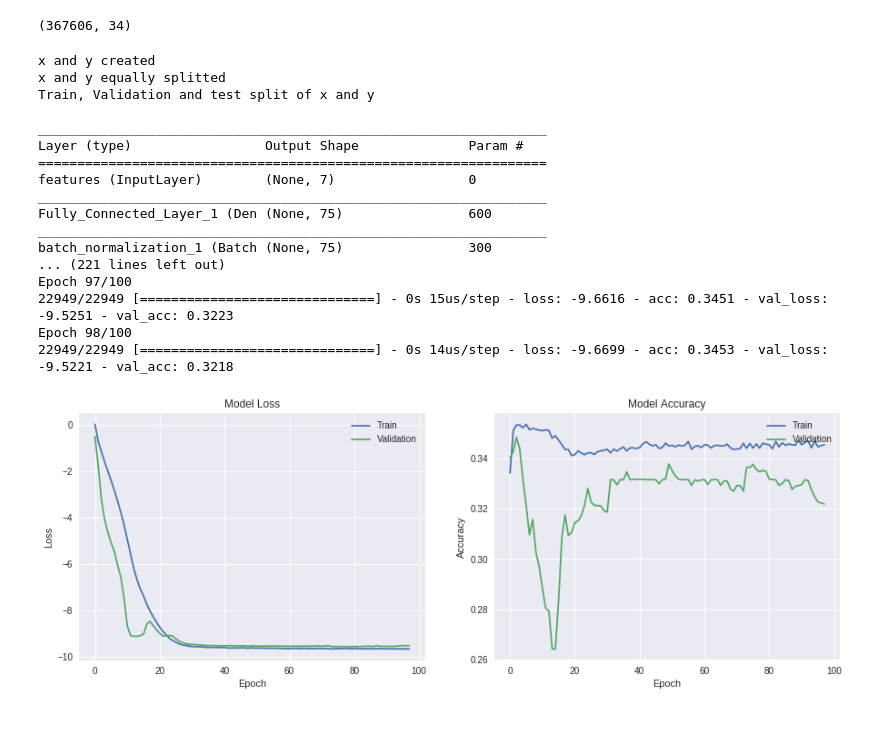
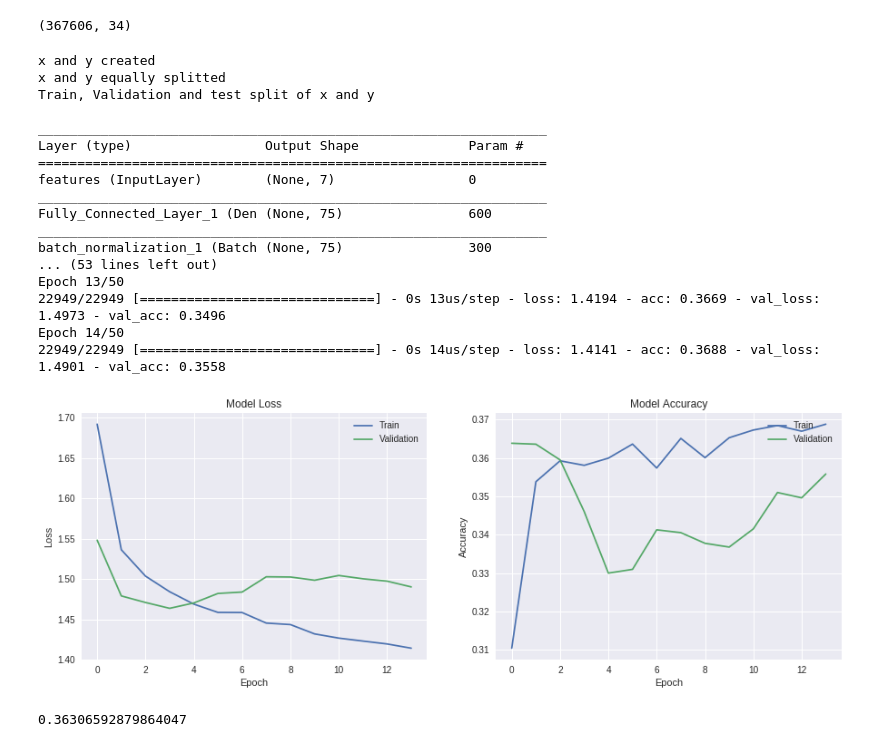
Before and after one commit to shubh1612/PredictingAmazonSales, a Jupyter notebook: Codes/Predict.ipynb, the cells around one changed output. Cells and saved outputs as stored; diff of their text form; code cells hidden in the pictures.

```diff
--- a/Codes/Predict.ipynb
+++ b/Codes/Predict.ipynb
@@ -193,7 +186,7 @@ def define_model():
 	x = LeakyReLU(alpha=0.01)(x)
 	x = Dropout(DROPOUT,  name = 'Dropout_Regularization_3')(x)
 
-	output = Dense(1, activation = 'sigmoid', name = 'Fully_Connected_Layer_4')(x)
+	output = Dense(5, activation = 'softmax', name = 'Fully_Connected_Layer_4')(x)
 
 	model = Model(inputs = [input], outputs = [output], name = 'my_model')
 
@@ -202,7 +195,7 @@ def define_model():
 def run_model(X_train, X_val, Y_train, Y_val, model):
 
 	print(model.summary())
-	model.compile(loss='binary_crossentropy', optimizer = optimizers.Adam(), metrics=['accuracy'])
+	model.compile(loss='categorical_crossentropy', optimizer = optimizers.Adam(), metrics=['accuracy'])
 	earlystop = EarlyStopping(monitor = 'val_loss', patience = PAT)
 	check_pt = ModelCheckpoint(data_dir + 'model_.h5', save_best_only=True)
 	callbacks_list = [earlystop, check_pt]
@@ -236,6 +229,8 @@ def model_history(trained_model):
 	x, y = equalSplit(x, y, ratio)
 	print('x and y equally splitted')
 
+	y = y.astype(int)
+	y = np.squeeze(np.eye(5)[y.reshape(-1)])
 	x_train, x_test, y_train, y_test = train_test_split(x, y, test_size=0.4, random_state=42)
 	x_val, x_test, y_val, y_test = train_test_split(x_test, y_test, test_size=0.2, random_state=42)
 	print('Train, Validation and test split of x and y\n')
@@ -244,41 +239,44 @@ def model_history(trained_model):
 	# clf = MLPClassifier()
 	# clf.fit(x_train, y_train)
 
 	# print('Testing Started')
 	# y_pred = clf.predict(x_train)
 	# print('Train Accuracy - ', accuracy_score(y_train, y_pred))
 	# y_pred = clf.predict(x_test)
 	# print('Test Accuracy - ', accuracy_score(y_test, y_pred))
 	# print(len(x_train), len(x_test))
 
 	INPUT_SHAPE_1 = (7,)
-	EPOCHS = 100
-	BATCH_SIZE = 1000
+	EPOCHS = 50
+	BATCH_SIZE = 1024
 	DROPOUT = 0.15
-	PAT = 20
+	PAT = 10
 
 	K.clear_session()
 	model = define_model()
 	trained_model, model = run_model(x_train, x_val, y_train, y_val, model)
 	model_history(trained_model)
-	Y_pred = model.predict(x_test)
+	y_pred = (model.predict(x_train)).argmax(axis=-1)
+	y_train = [np.where(r==1)[0][0] for r in y_train]
+	print(accuracy_score(y_train, y_pred))
 # %% [output]
 x and y created
 x and y equally splitted
 Train, Validation and test split of x and y
 
 _________________________________________________________________
 Layer (type)                 Output Shape              Param #
 =================================================================
 features (InputLayer)        (None, 7)                 0
 _________________________________________________________________
 Fully_Connected_Layer_1 (Den (None, 75)                600
 _________________________________________________________________
 batch_normalization_1 (Batch (None, 75)                300
-... (221 lines left out)
-Epoch 97/100
-22949/22949 [==============================] - 0s 15us/step - loss: -9.6616 - acc: 0.3451 - val_loss: -9.5251 - val_acc: 0.3223
-Epoch 98/100
-22949/22949 [==============================] - 0s 14us/step - loss: -9.6699 - acc: 0.3453 - val_loss: -9.5221 - val_acc: 0.3218
+... (53 lines left out)
+Epoch 13/50
+22949/22949 [==============================] - 0s 13us/step - loss: 1.4194 - acc: 0.3669 - val_loss: 1.4973 - val_acc: 0.3496
+Epoch 14/50
+22949/22949 [==============================] - 0s 14us/step - loss: 1.4141 - acc: 0.3688 - val_loss: 1.4901 - val_acc: 0.3558
-[figure, old version]
+[figure, new version]
+0.36306592879864047
 # %%
```
Also changed, not shown: parts of 5 cells of this notebook, 1 other file.
